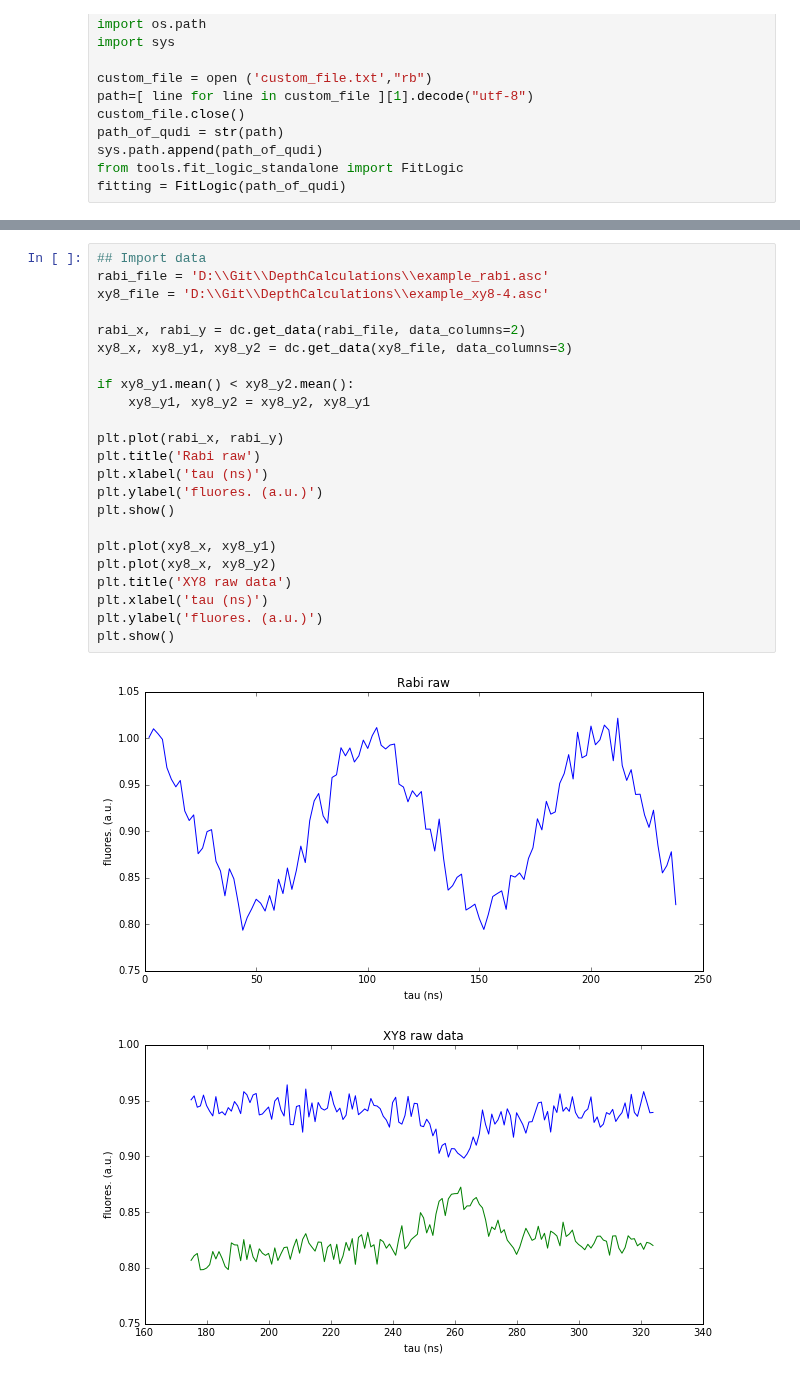
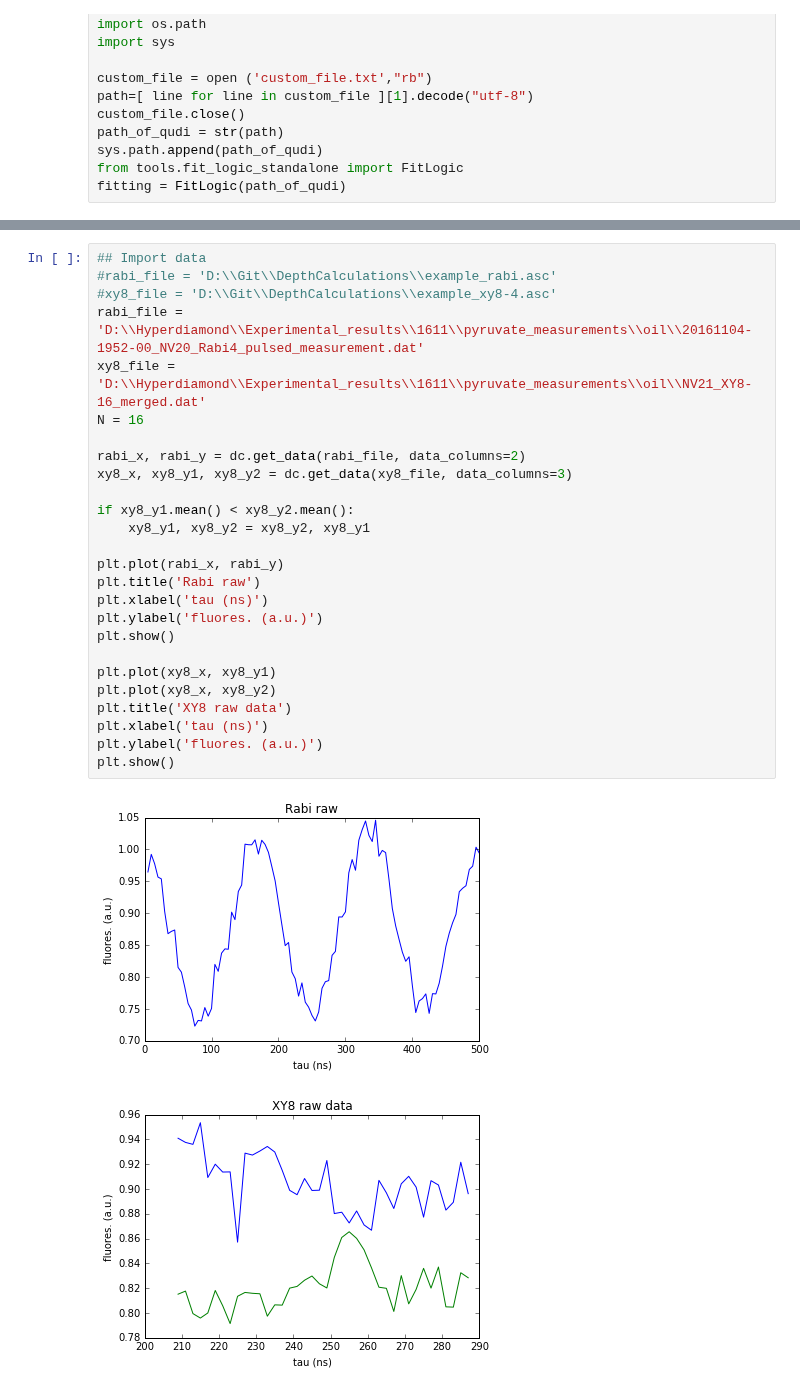
Before and after one commit to christoph-mueller/DepthCalculations, a Jupyter notebook: depth_calculation.ipynb, the cells around one changed output, grey strips where cells are left out. Saved outputs shown, nothing was run; the diff lists cells and outputs as text.

```diff
--- a/depth_calculation.ipynb
+++ b/depth_calculation.ipynb
@@ -30,30 +28,33 @@ mu_0 = 4*np.pi*1e-7
 h = 6.62607e-34
 # %%
 ## Import data
-rabi_file = 'D:\\Git\\DepthCalculations\\example_rabi.asc'
-xy8_file = 'D:\\Git\\DepthCalculations\\example_xy8-4.asc'
+#rabi_file = 'D:\\Git\\DepthCalculations\\example_rabi.asc'
+#xy8_file = 'D:\\Git\\DepthCalculations\\example_xy8-4.asc'
+rabi_file = 'D:\\Hyperdiamond\\Experimental_results\\1611\\pyruvate_measurements\\oil\\20161104-1952-00_NV20_Rabi4_pulsed_measurement.dat'
+xy8_file = 'D:\\Hyperdiamond\\Experimental_results\\1611\\pyruvate_measurements\\oil\\NV21_XY8-16_merged.dat'
+N = 16
 
 rabi_x, rabi_y = dc.get_data(rabi_file, data_columns=2)
 xy8_x, xy8_y1, xy8_y2 = dc.get_data(xy8_file, data_columns=3)
 
 if xy8_y1.mean() < xy8_y2.mean():
     xy8_y1, xy8_y2 = xy8_y2, xy8_y1
 
 plt.plot(rabi_x, rabi_y)
 plt.title('Rabi raw')
 plt.xlabel('tau (ns)')
 plt.ylabel('fluores. (a.u.)')
 plt.show()
 
 plt.plot(xy8_x, xy8_y1)
 plt.plot(xy8_x, xy8_y2)
 plt.title('XY8 raw data')
 plt.xlabel('tau (ns)')
 plt.ylabel('fluores. (a.u.)')
 plt.show()
 # %% [output]
-[figure, old version]
+[figure, new version]
-[figure, old version]
+[figure, new version]
 # %%
 ## perform Rabi fit and do normalization of the xy8 data
 # Rabi fit
```
Also changed, not shown: parts of 8 cells of this notebook.
